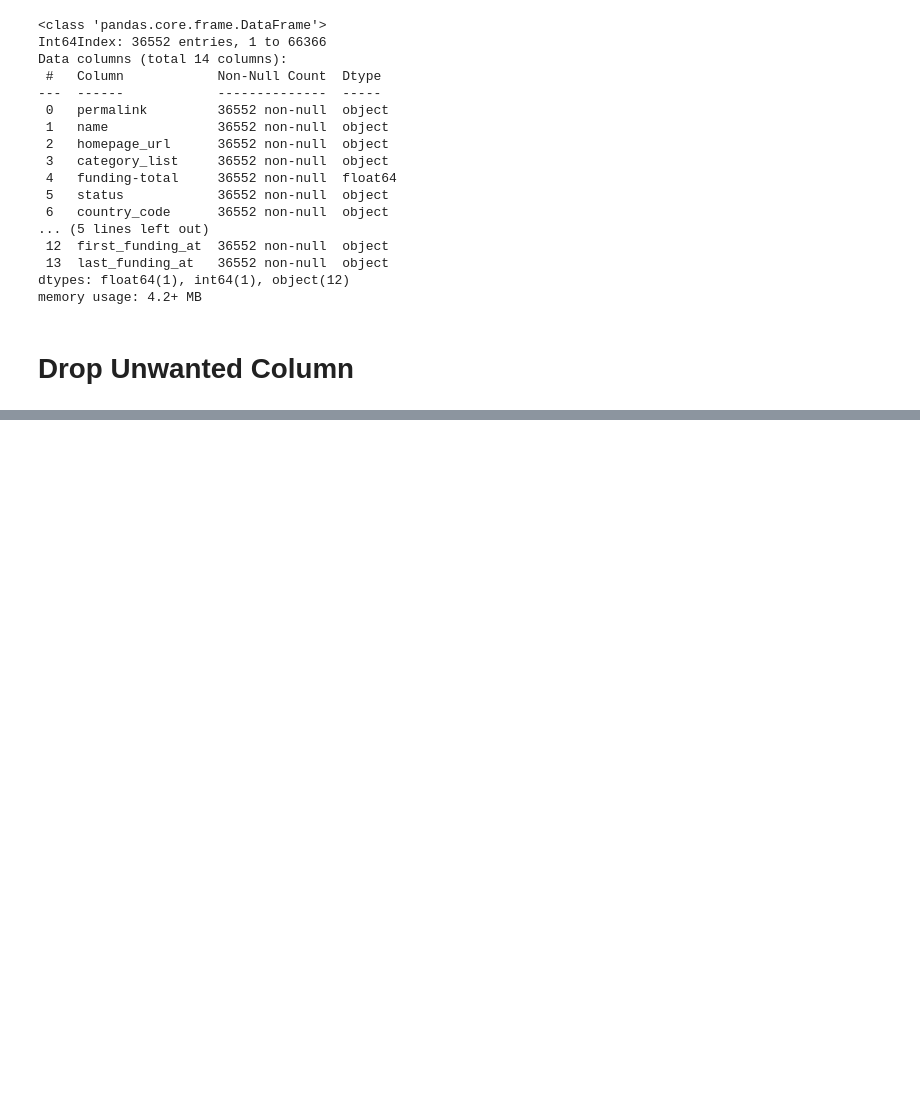
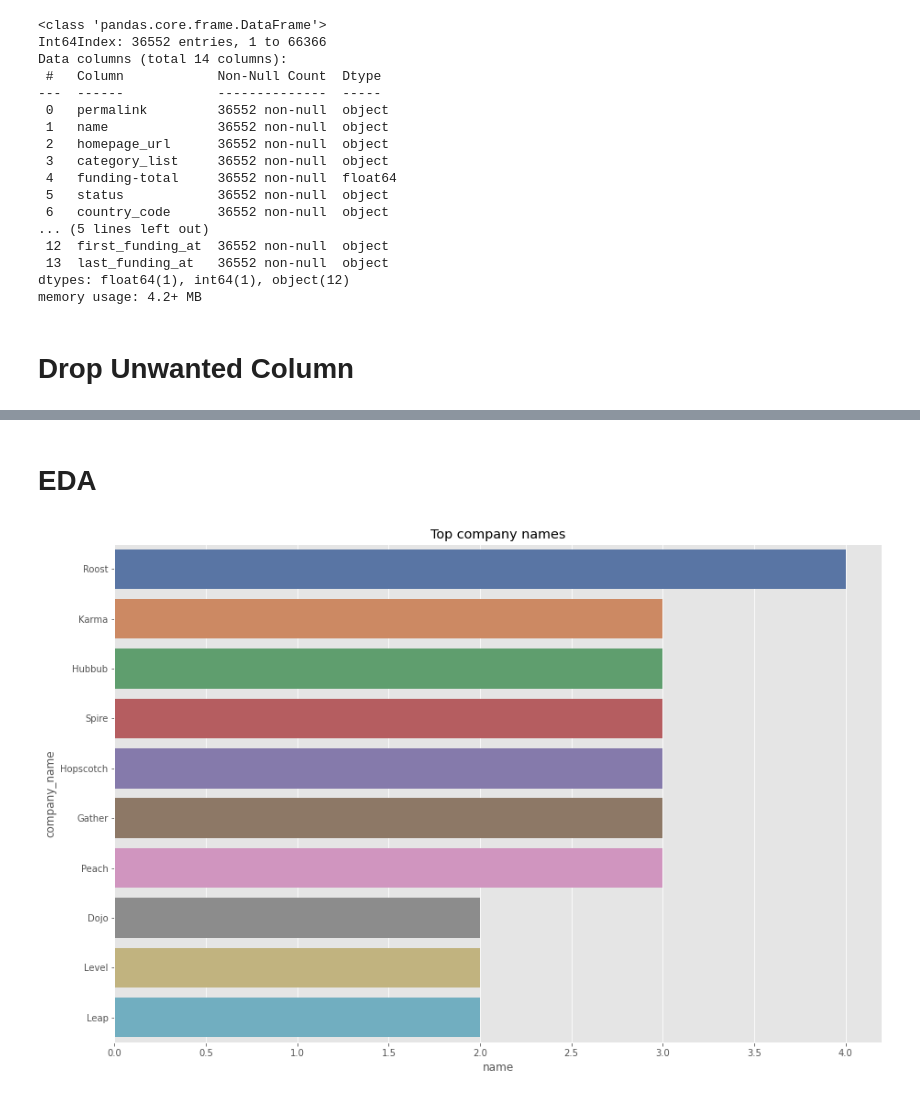
Before and after one commit to Sambhaji6529/Company_EDA-Project, a Jupyter notebook: Company_EDA.ipynb, the cells around one changed output, grey strips where cells are left out. Saved outputs shown, nothing was run; the diff lists cells and outputs as text; code cells hidden in the pictures; blank space fills up the shorter version.

```diff
--- a/Company_EDA.ipynb
+++ b/Company_EDA.ipynb
@@ -6,3 +3,12 @@ import numpy as np
+# %%
+import pandas as pd # linear algebra
+import numpy as np
+import seaborn as sns
+import os, sys
+from scipy import stats
+import matplotlib.pyplot as plt
+from matplotlib import rcParams
+plt.style.use('ggplot') # using for plot background
 # %%
 df=pd.read_csv("/content/drive/MyDrive/companies.csv")
 df
@@ -147,3 +153,15 @@ df.head()
 | 6 | Ondine Biomedical Inc. | Biotechnology | 762851.0 | operating | CAN | BC | Vancouver | Vancouver | ... |
 | 7 | H2O.ai | Analytics | 33600000.0 | operating | USA | CA | SF Bay Area | Mountain View | ... |
 | 8 | One Inc. | Mobile | 1150050.0 | operating | USA | CA | SF Bay Area | San Francisco | ... |
+# %% [markdown]
+# **EDA**
+# %%
+plt.figure(figsize=(15,10))
+company_name=df['name'].value_counts()[:10]
+sns.barplot(x=company_name,y=company_name.index,palette='deep')
+plt.title("Top company names")
+plt.ylabel("Number of outlets")
+plt.ylabel("company_name")
+plt.show()
+# %% [output]
+[figure, added]
```
Also changed, not shown: parts of 1 cell of this notebook.
